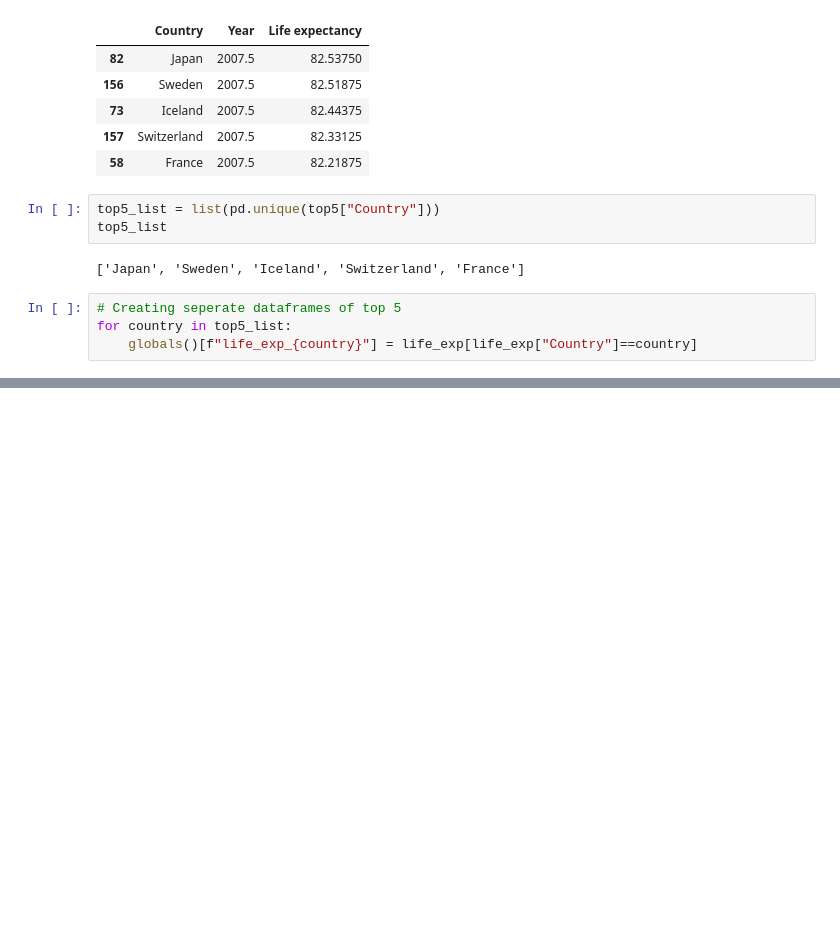
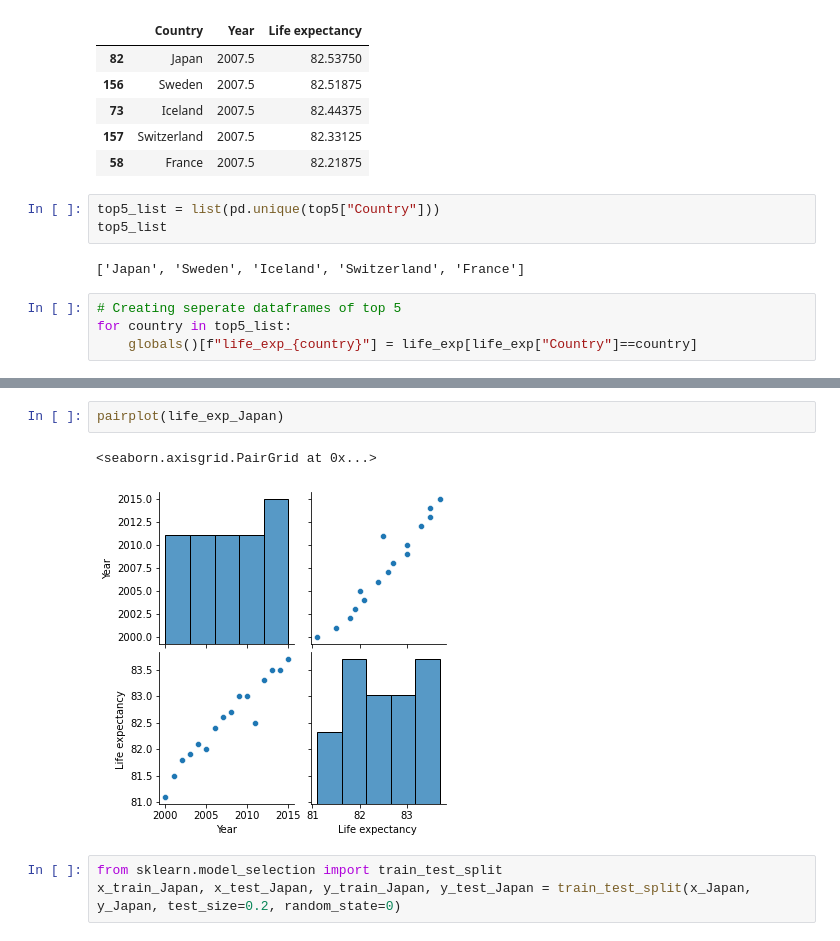
Before and after one commit to majaminnaert/TimeMachine2100, a Jupyter notebook: sketchbook.ipynb, the cells around one changed output, grey strips where cells are left out. Drawn from its saved outputs; the diff is of its cells as text; blank space fills up the shorter version.

```diff
--- a/sketchbook.ipynb
+++ b/sketchbook.ipynb
@@ -107,0 +128,8 @@ life_exp_Japan.corr()
+# %%
+pairplot(life_exp_Japan)
+# %% [output]
+<seaborn.axisgrid.PairGrid at 0x...>
+[figure, added]
+# %%
+from sklearn.model_selection import train_test_split
+x_train_Japan, x_test_Japan, y_train_Japan, y_test_Japan = train_test_split(x_Japan, y_Japan, test_size=0.2, random_state=0)
```
Also changed, not shown: parts of 11 cells of this notebook.
